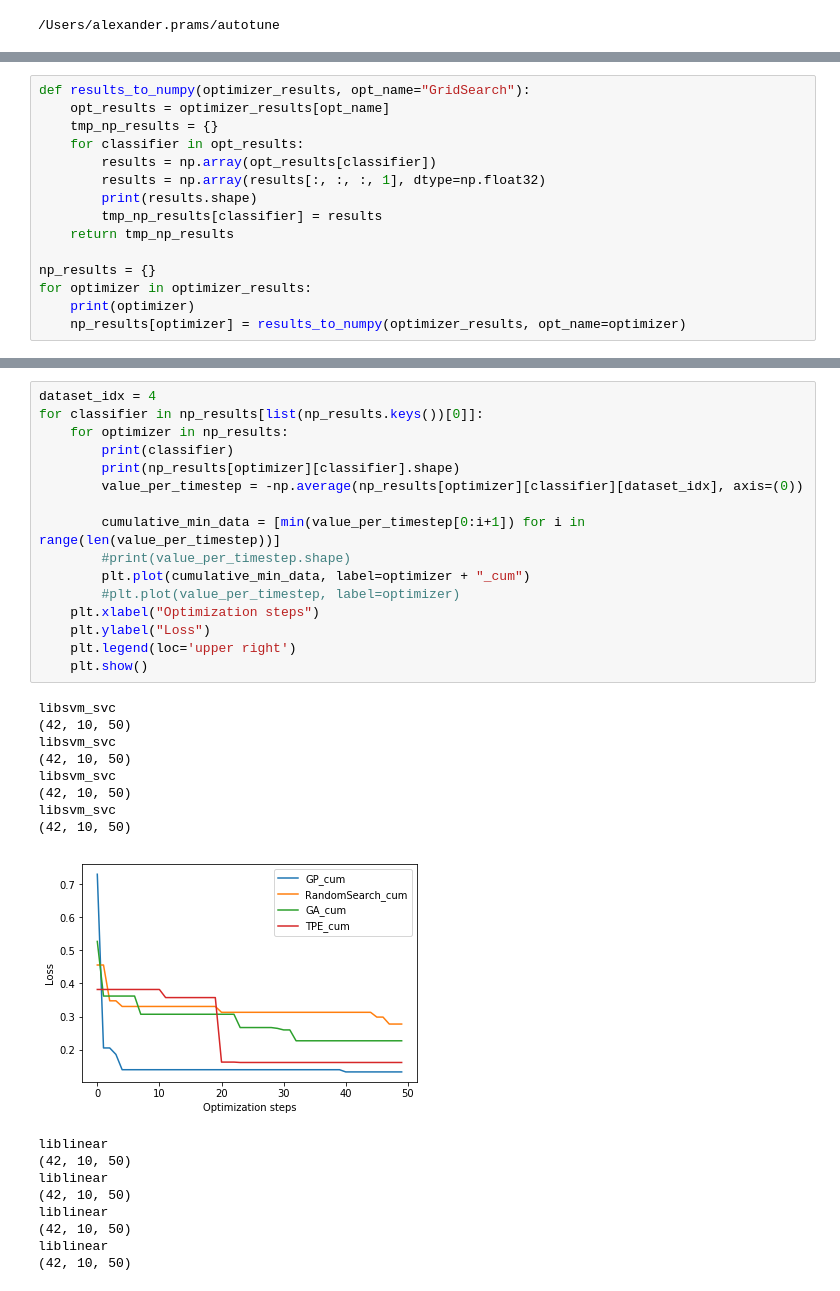
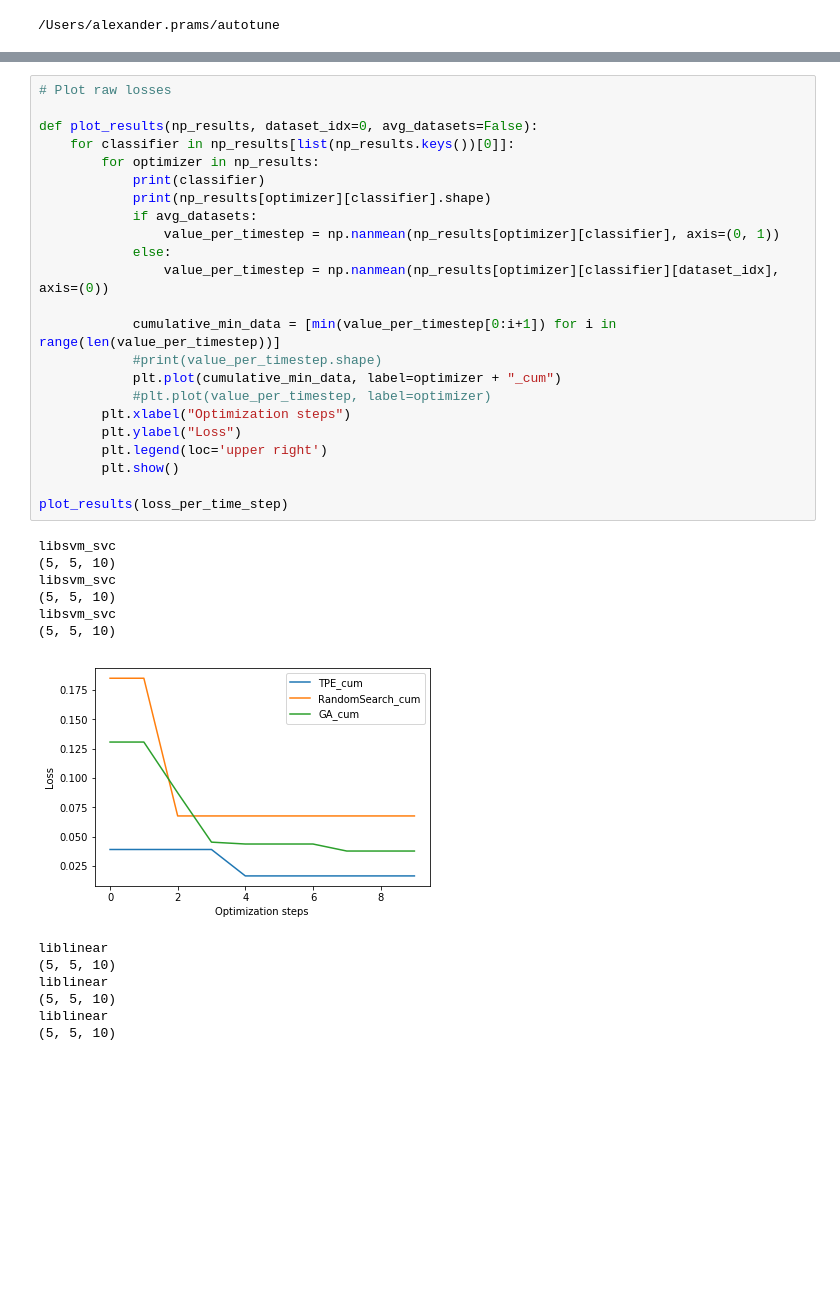
Before and after one commit to aprams/autotune, a Jupyter notebook: experiments/hpo_dataset_eval_analysis.ipynb, the cells around one changed output, grey strips where cells are left out. Cells and saved outputs as stored; diff of their text form; blank space fills up the shorter version.

```diff
--- a/experiments/hpo_dataset_eval_analysis.ipynb
+++ b/experiments/hpo_dataset_eval_analysis.ipynb
@@ -32,15 +35,0 @@ n_reps_per_dataset 10
-# %%
-def results_to_numpy(optimizer_results, opt_name="GridSearch"):
-    opt_results = optimizer_results[opt_name]
-    tmp_np_results = {}
-    for classifier in opt_results:
-        results = np.array(opt_results[classifier])
-        results = np.array(results[:, :, :, 1], dtype=np.float32)
-        print(results.shape)
-        tmp_np_results[classifier] = results
-    return tmp_np_results
-
-np_results = {}
-for optimizer in optimizer_results:
-    print(optimizer)
-    np_results[optimizer] = results_to_numpy(optimizer_results, opt_name=optimizer)
@@ -64,34 +80,37 @@ TPE
 # %%
-dataset_idx = 4
-for classifier in np_results[list(np_results.keys())[0]]:
-    for optimizer in np_results:
-        print(classifier)
-        print(np_results[optimizer][classifier].shape)
-        value_per_timestep = -np.average(np_results[optimizer][classifier][dataset_idx], axis=(0))
+# Plot raw losses
 
-        cumulative_min_data = [min(value_per_timestep[0:i+1]) for i in range(len(value_per_timestep))]
-        #print(value_per_timestep.shape)
-        plt.plot(cumulative_min_data, label=optimizer + "_cum")
-        #plt.plot(value_per_timestep, label=optimizer)
-    plt.xlabel("Optimization steps")
-    plt.ylabel("Loss")
-    plt.legend(loc='upper right')
-    plt.show()
+def plot_results(np_results, dataset_idx=0, avg_datasets=False):
+    for classifier in np_results[list(np_results.keys())[0]]:
+        for optimizer in np_results:
+            print(classifier)
+            print(np_results[optimizer][classifier].shape)
+            if avg_datasets:
+                value_per_timestep = np.nanmean(np_results[optimizer][classifier], axis=(0, 1))
+            else:
+                value_per_timestep = np.nanmean(np_results[optimizer][classifier][dataset_idx], axis=(0))
+
+            cumulative_min_data = [min(value_per_timestep[0:i+1]) for i in range(len(value_per_timestep))]
+            #print(value_per_timestep.shape)
+            plt.plot(cumulative_min_data, label=optimizer + "_cum")
+            #plt.plot(value_per_timestep, label=optimizer)
+        plt.xlabel("Optimization steps")
+        plt.ylabel("Loss")
+        plt.legend(loc='upper right')
+        plt.show()
+
+plot_results(loss_per_time_step)
 # %% [output]
 libsvm_svc
-(42, 10, 50)
+(5, 5, 10)
 libsvm_svc
-(42, 10, 50)
+(5, 5, 10)
 libsvm_svc
-(42, 10, 50)
-libsvm_svc
-(42, 10, 50)
+(5, 5, 10)
-[figure, old version]
+[figure, new version]
 liblinear
-(42, 10, 50)
+(5, 5, 10)
 liblinear
-(42, 10, 50)
+(5, 5, 10)
 liblinear
-(42, 10, 50)
-liblinear
-(42, 10, 50)
+(5, 5, 10)
```
Also changed, not shown: parts of 6 cells of this notebook, 19 other files.
